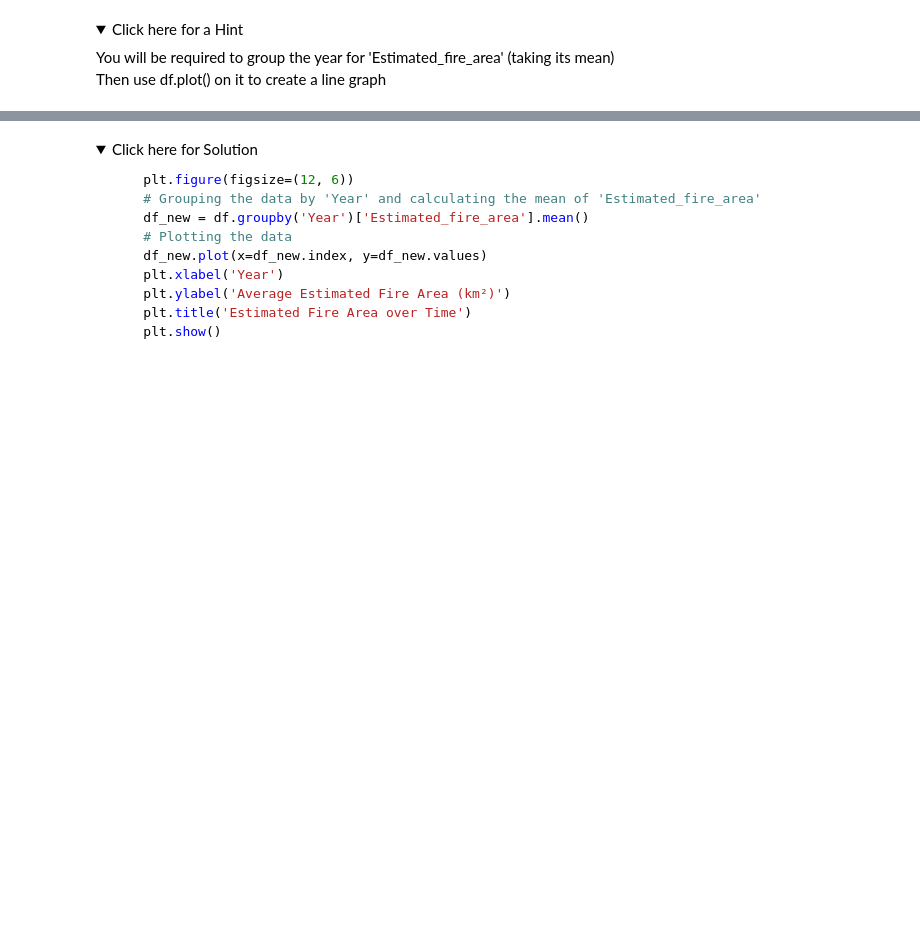
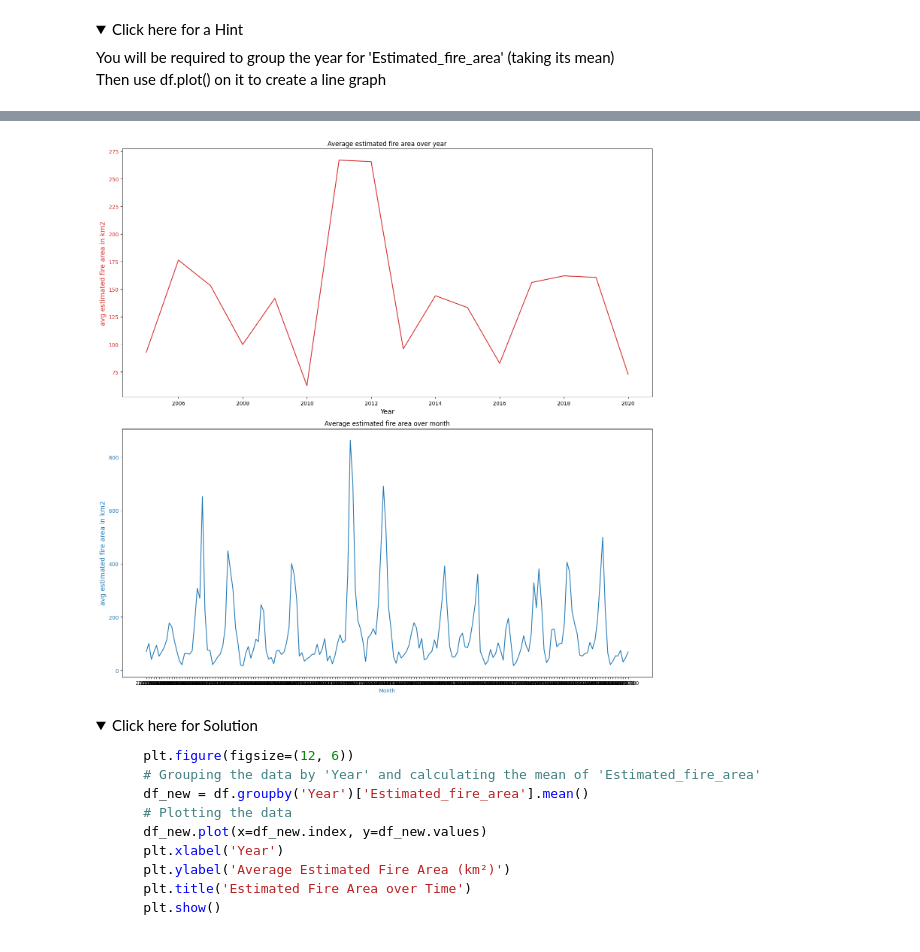
Before and after one commit to tranttha/IBM-DS-Course, a Jupyter notebook: Course 8 Data visulization with python/Module 5 Final Project /5.1 Practice project/5.1 Practice_Assignment_Part1.jupyterlite.ipynb, the cells around one changed output, grey strips where cells are left out. Cells and saved outputs as stored; diff of their text form; code cells hidden in the pictures; folded sections open; blank space fills up the shorter version.

```diff
--- a/Course 8 Data visulization with python/Module 5 Final Project /5.1 Practice project/5.1 Practice_Assignment_Part1.jupyterlite.ipynb
+++ b/Course 8 Data visulization with python/Module 5 Final Project /5.1 Practice project/5.1 Practice_Assignment_Part1.jupyterlite.ipynb
@@ -149,0 +220,12 @@ You will be required to group the year for 'Estimated_fire_area' (taking its mea
+# %%
+# TODO: plot aggregation of 'Estimated_fire_area' over year and month
+avg_est_fire_area = df[['Estimated_fire_area', 'Year','Month']]
+avg_est_fire_area.loc[:,['y_month']] = avg_est_fire_area.Year*100+avg_est_fire_area.Month
+avg_est_fire_area.drop(columns =['Month'])
+avg_est_fire_area.loc[:,['y_month']]  = pd.to_datetime(avg_est_fire_area['y_month'], format='%Y%m')
+
+avg_est_fire_area_year = avg_est_fire_area[['Estimated_fire_area', 'Year']].groupby('Year')[['Estimated_fire_area']].mean()
+avg_est_fire_area_month = avg_est_fire_area[['Estimated_fire_area', 'y_month']].groupby(avg_est_fire_area['y_month'].dt.to_period("M")).mean()
+avg_est_fire_area_month
+# print(avg_est_fire_area_year.head())
+# print(avg_est_fire_area_month.head())
@@ -150,3 +258,26 @@ You will be required to group the year for 'Estimated_fire_area' (taking its mea
+# %%
+fig, ax = plt.subplots(nrows = 2, ncols = 1, figsize=(15, 15))
+
+color = 'tab:red'
+ax[0].set_xlabel('Year', fontsize = 13)
+ax[0].set_ylabel('avg estimated fire area in km2', color=color, fontsize = 13)
+ax[0].plot(avg_est_fire_area_year, color=color)
+ax[0].tick_params(axis='y', labelcolor=color,)
+ax[0].set_title("Average estimated fire area over year")
+
+color = 'tab:blue'
+ax[1].set_xlabel('Month', color=color)
+ax[1].set_ylabel('avg estimated fire area in km2', color=color, fontsize = 13)
+
+ax[1].plot(avg_est_fire_area_month.index.astype(str), avg_est_fire_area_month['Estimated_fire_area'], color=color)
+ax[1].tick_params(axis='y', labelcolor=color)
+ax[1].set_title("Average estimated fire area over month")
+
+fig.tight_layout()
+
+plt.show()
+# %% [output]
+[figure, added]
 # %% [markdown]
 <details>
     <summary>Click here for Solution</summary>
```
Also changed, not shown: parts of 26 cells of this notebook, 3 other files.
